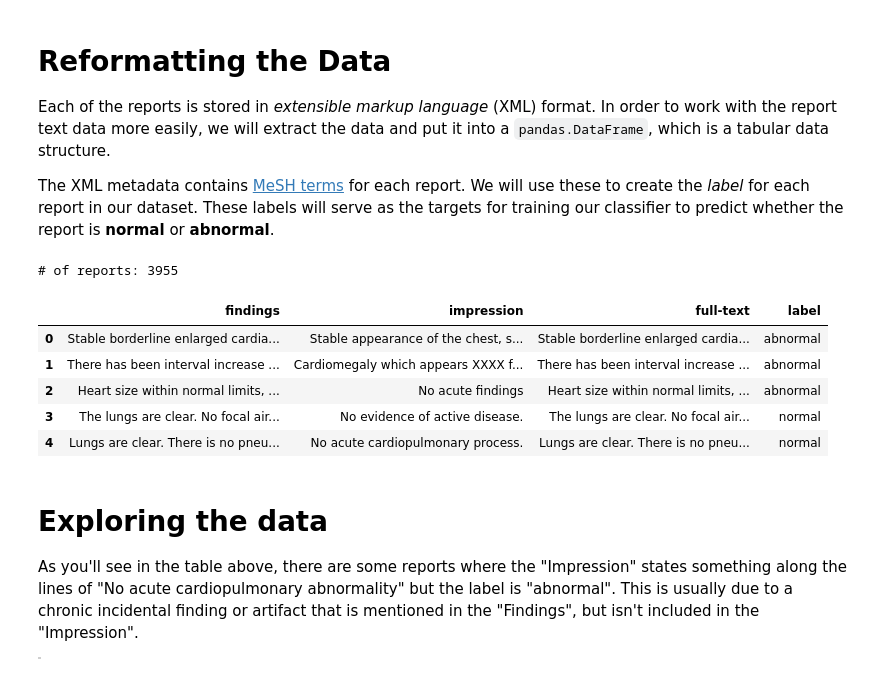
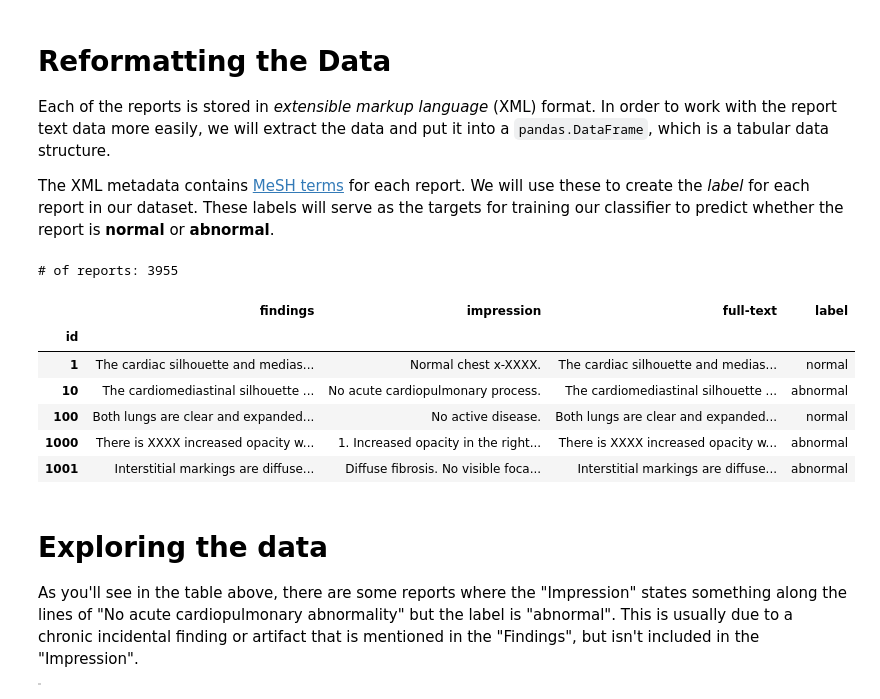
Before and after one commit to wfwiggins/RSNA-NLP-2020, a Jupyter notebook: RSNA20_NLP.ipynb, the cells around one changed output. Drawn from its saved outputs; the diff is of its cells as text; code cells hidden in the pictures.

```diff
--- a/RSNA20_NLP.ipynb
+++ b/RSNA20_NLP.ipynb
@@ -62,6 +62,7 @@ The XML metadata contains [MeSH terms](https://www.ncbi.nlm.nih.gov/mesh/) for e
 import glob
 import xmltodict
 from fastai.basics import *
+from fastai.text.all import *
 
 def xml_parse(f):
     with open(f) as xml:
@@ -70,39 +71,41 @@ def xml_parse(f):
     return report_dict
 
 def get_label(report):
     label = L(report['eCitation']['MeSH']['major'])
     return 'normal' if label[0].lower() == 'normal' else 'abnormal'
 
 def get_text(report):
     text_dict = {}
+    text_dict['id'] = report['eCitation']['IUXRId']['@id']
     text = report['eCitation']['MedlineCitation']['Article']['Abstract']['AbstractText']
     findings = text[2]['#text'] if '#text' in text[2] else ''
     text_dict['findings'] = findings
     impression = text[3]['#text'] if '#text' in text[3] else ''
     text_dict['impression'] = impression
     text_dict['full-text'] = ' '.join([findings, impression])
     return text_dict
 
 def process_report(report):
     label = get_label(report)
     report_dict = get_text(report)
     report_dict['label'] = label
     return report_dict
 
 fps = L(glob.glob('/content/ecgen-radiology/*'))
 reports = fps.map(xml_parse)
-reports_df = pd.DataFrame(reports.map(process_report))
+reports_df = pd.DataFrame(reports.map(process_report)).set_index('id').sort_index()
 print('# of reports:', reports_df.shape[0])
 print()
 reports_df.head()
 # %% [output]
 # of reports: 3955
 |  | findings | impression | full-text | label |
-| 0 | Stable borderline enlarged cardia... | Stable appearance of the chest, s... | Stable borderline enlarged cardia... | abnormal |
-| 1 | There has been interval increase ... | Cardiomegaly which appears XXXX f... | There has been interval increase ... | abnormal |
-| 2 | Heart size within normal limits, ... | No acute findings | Heart size within normal limits, ... | abnormal |
-| 3 | The lungs are clear. No focal air... | No evidence of active disease. | The lungs are clear. No focal air... | normal |
-| 4 | Lungs are clear. There is no pneu... | No acute cardiopulmonary process. | Lungs are clear. There is no pneu... | normal |
+| id |  |  |  |  |
+| 1 | The cardiac silhouette and medias... | Normal chest x-XXXX. | The cardiac silhouette and medias... | normal |
+| 10 | The cardiomediastinal silhouette ... | No acute cardiopulmonary process. | The cardiomediastinal silhouette ... | abnormal |
+| 100 | Both lungs are clear and expanded... | No active disease. | Both lungs are clear and expanded... | normal |
+| 1000 | There is XXXX increased opacity w... | 1. Increased opacity in the right... | There is XXXX increased opacity w... | abnormal |
+| 1001 | Interstitial markings are diffuse... | Diffuse fibrosis. No visible foca... | Interstitial markings are diffuse... | abnormal |
 # %% [markdown]
 # Exploring the data
 
```
Also changed, not shown: parts of 14 cells of this notebook.
